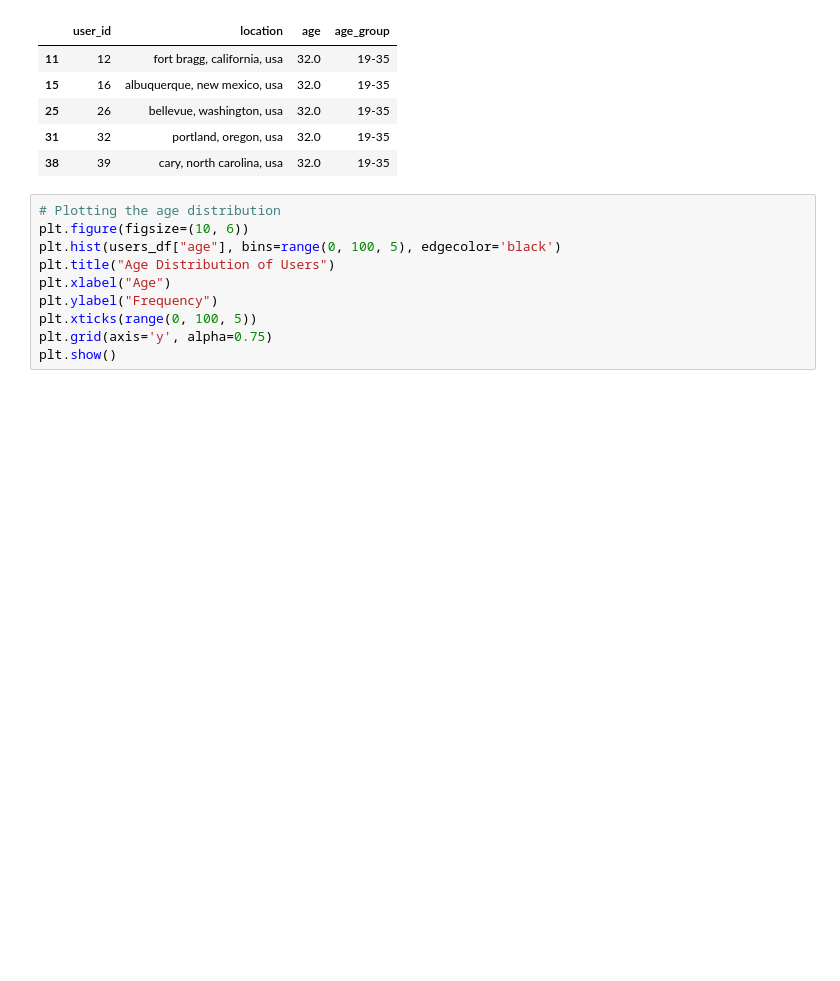
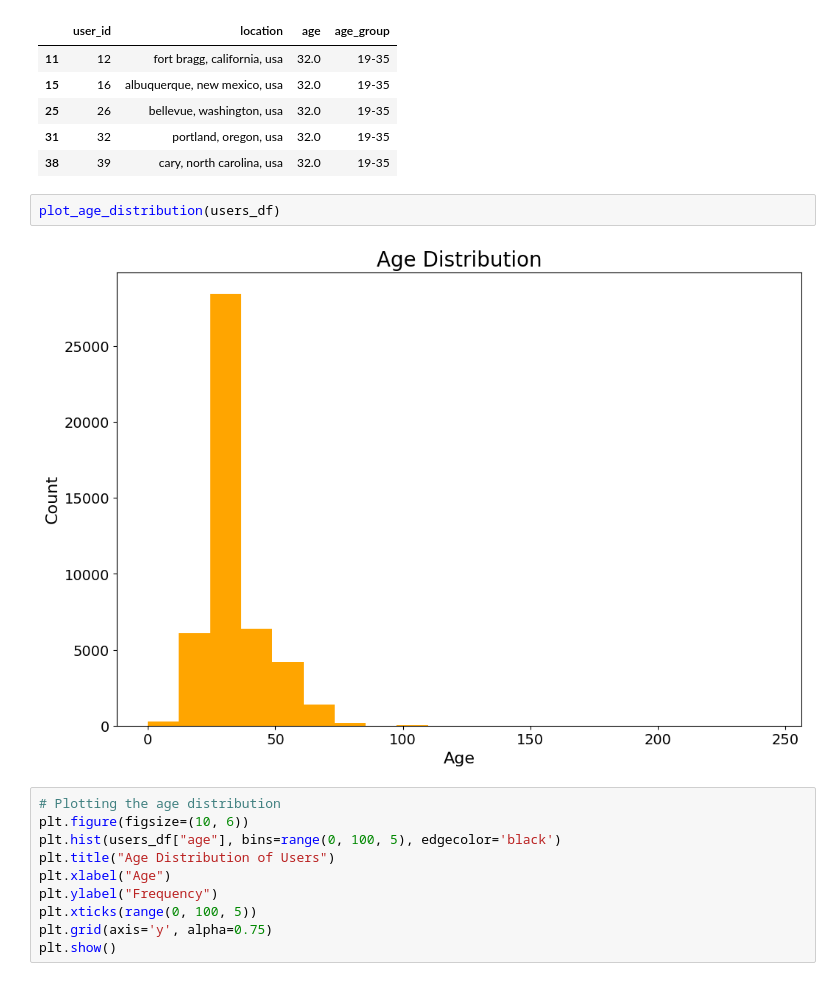
Before and after one commit to phillip1029/GNN-Recommendation-System, a Jupyter notebook: Recommendation_System_Demo.ipynb, the cells around one changed output. Drawn from its saved outputs; the diff is of its cells as text; blank space fills up the shorter version.

```diff
--- a/Recommendation_System_Demo.ipynb
+++ b/Recommendation_System_Demo.ipynb
@@ -42,6 +28,10 @@ users_df.head(5)
 | 25 | 26 | bellevue, washington, usa | 32.0 | 19-35 |
 | 31 | 32 | portland, oregon, usa | 32.0 | 19-35 |
 | 38 | 39 | cary, north carolina, usa | 32.0 | 19-35 |
+# %%
+plot_age_distribution(users_df)
+# %% [output]
+[figure, added]
 # %%
 # Plotting the age distribution
 plt.figure(figsize=(10, 6))
```
Also changed, not shown: parts of 2 cells of this notebook, 2 other files.
